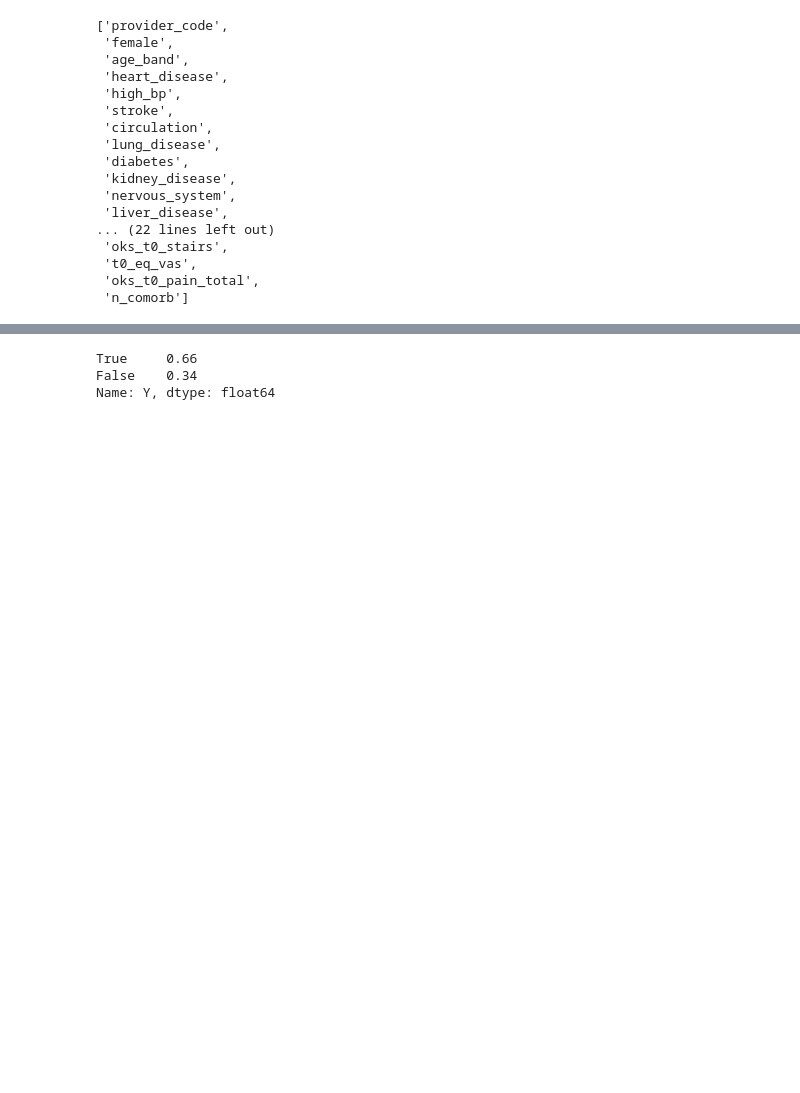
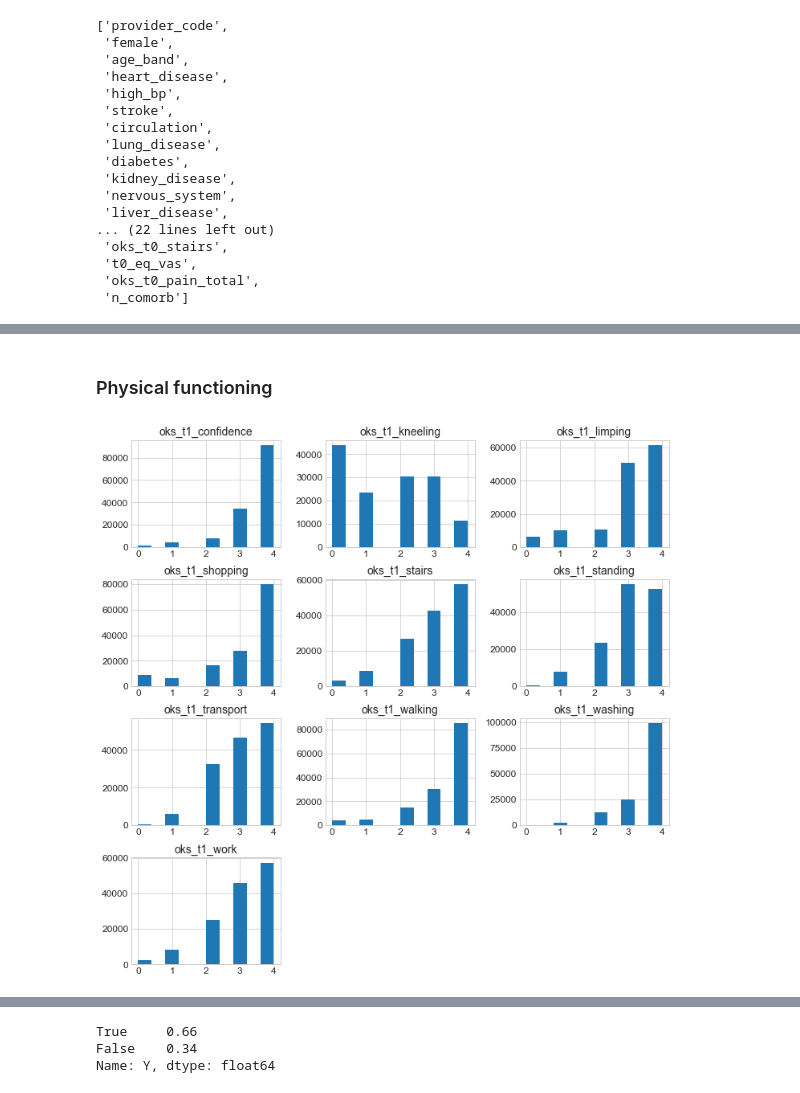
Before and after one commit to EAISI/application-project-nhs-proms, a Jupyter notebook: notebooks/2.0-data-preparation.ipynb, the cells around one changed output, grey strips where cells are left out. Saved outputs shown, nothing was run; the diff lists cells and outputs as text; code cells hidden in the pictures; blank space fills up the shorter version.

```diff
--- a/notebooks/2.0-data-preparation.ipynb
+++ b/notebooks/2.0-data-preparation.ipynb
@@ -336,0 +365,6 @@ X_features
+# %% [markdown]
+### Physical functioning
+# %%
+dfc.loc[:, [col for col in oks_questions("t1") if "pain" not in col],].hist(figsize=M);
+# %% [output]
+[figure, added]
```
Also changed, not shown: parts of 20 cells of this notebook.
